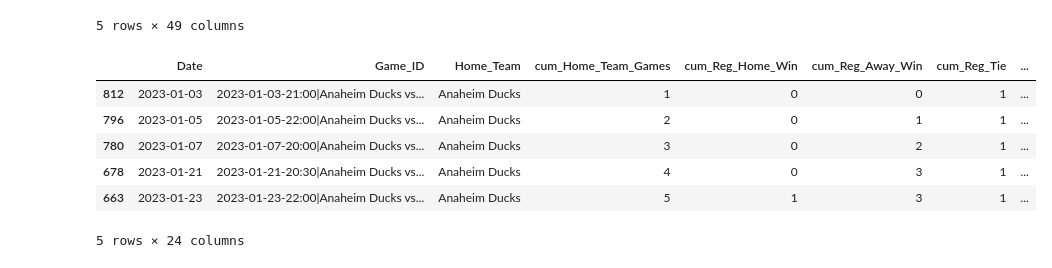
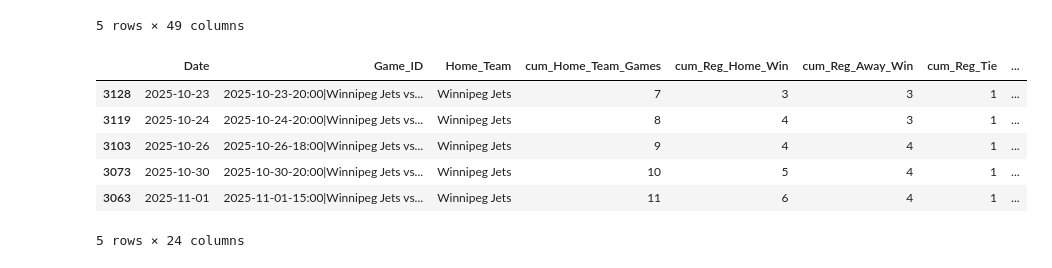
Before and after one commit to emmettd247/SportOnIce, a Jupyter notebook: master_data_join.ipynb, the cells around one changed output. Drawn from its saved outputs; the diff is of its cells as text; code cells hidden in the pictures.

```diff
--- a/master_data_join.ipynb
+++ b/master_data_join.ipynb
@@ -106,7 +106,8 @@ memory usage: 1.1+ MB
 # function that takes the df, sorts it by the target grain, then performs the groupby
 def grain_sort_cumsum_props(home_vs_away: str, df: pd.DataFrame) -> pd.DataFrame:
     # add home or away team to sort grain
-    sort_grain = [home_vs_away] + ['Date', 'Game_ID']
+    home_plus_year = [home_vs_away, 'Year']
+    sort_grain = home_plus_year + ['Date', 'Game_ID']
 
     # sort
     df = df.sort_values(by=sort_grain)
@@ -117,45 +118,50 @@ def grain_sort_cumsum_props(home_vs_away: str, df: pd.DataFrame) -> pd.DataFrame
                 'regular_time_score_home', 'regular_time_score_away']
 
     # add count of games for home or away
-    df[f'cum_{home_vs_away}_Games'] = df.groupby(home_vs_away).cumcount() + 1
+    df[f'cum_{home_vs_away}_Games'] = df.groupby(home_plus_year).cumcount() + 1
 
     # compute cumsum for each group
-    df[[f"cum_{col}" for col in cum_cols]] = df.groupby(home_vs_away)[cum_cols].cumsum()
+    df[[f"cum_{col}" for col in cum_cols]] = df.groupby(home_plus_year)[cum_cols].cumsum()
 
     # calc prop home reg win
     df['prop_Reg_Home_Win'] = df['cum_Reg_Home_Win'] / df[f'cum_{home_vs_away}_Games']
     df['prop_Reg_Away_Win'] = df['cum_Reg_Away_Win'] / df[f'cum_{home_vs_away}_Games']
     df['prop_Reg_Tie'] = df['cum_Reg_Tie'] / df[f'cum_{home_vs_away}_Games']
 
     # calc props for what % of goals scored in each period
     df['prop_P1_Home_Score'] = df['cum_P1_Home_Score'] / df['cum_regular_time_score_home']
     df['prop_P2_Home_Score'] = df['cum_P2_Home_Score'] / df['cum_regular_time_score_home']
     df['prop_P3_Home_Score'] = df['cum_P3_Home_Score'] / df['cum_regular_time_score_home']
 
     df['prop_P1_Away_Score'] = df['cum_P1_Away_Score'] / df['cum_regular_time_score_away']
     df['prop_P2_Away_Score'] = df['cum_P2_Away_Score'] / df['cum_regular_time_score_away']
     df['prop_P3_Away_Score'] = df['cum_P3_Away_Score'] / df['cum_regular_time_score_away']
 
+    # TODO - consider calc-ing these goal diffs at the period level
+
+    # calc props for goals scored / allowed
+    df['prop_reg_home_goal_diff'] = df['cum_regular_time_score_home'] / (df['cum_regular_time_score_home'] + df['cum_regular_time_score_away'])
+
     return df
 
 # test func
 test_all_home_games = grain_sort_cumsum_props('Home_Team', master_data)
 
 # isolate cumcols
 sel_cum_cols = [x for x in test_all_home_games.columns if x.startswith('cum_') or x.startswith('prop_')]
 
 # add date, gid, and home team to list
 peek_cols = ['Date', 'Game_ID', 'Home_Team'] + sel_cum_cols
 
 # inspect cum cols
-test_all_home_games[peek_cols].head(5)
+test_all_home_games[peek_cols].tail(5)
 # %% [output]
 |  | Date | Game_ID | Home_Team | cum_Home_Team_Games | cum_Reg_Home_Win | cum_Reg_Away_Win | cum_Reg_Tie | ... |
-| 812 | 2023-01-03 | 2023-01-03-21:00|Anaheim Ducks vs... | Anaheim Ducks | 1 | 0 | 0 | 1 | ... |
-| 796 | 2023-01-05 | 2023-01-05-22:00|Anaheim Ducks vs... | Anaheim Ducks | 2 | 0 | 1 | 1 | ... |
-| 780 | 2023-01-07 | 2023-01-07-20:00|Anaheim Ducks vs... | Anaheim Ducks | 3 | 0 | 2 | 1 | ... |
-| 678 | 2023-01-21 | 2023-01-21-20:30|Anaheim Ducks vs... | Anaheim Ducks | 4 | 0 | 3 | 1 | ... |
-| 663 | 2023-01-23 | 2023-01-23-22:00|Anaheim Ducks vs... | Anaheim Ducks | 5 | 1 | 3 | 1 | ... |
+| 3128 | 2025-10-23 | 2025-10-23-20:00|Winnipeg Jets vs... | Winnipeg Jets | 7 | 3 | 3 | 1 | ... |
+| 3119 | 2025-10-24 | 2025-10-24-20:00|Winnipeg Jets vs... | Winnipeg Jets | 8 | 4 | 3 | 1 | ... |
+| 3103 | 2025-10-26 | 2025-10-26-18:00|Winnipeg Jets vs... | Winnipeg Jets | 9 | 4 | 4 | 1 | ... |
+| 3073 | 2025-10-30 | 2025-10-30-20:00|Winnipeg Jets vs... | Winnipeg Jets | 10 | 5 | 4 | 1 | ... |
+| 3063 | 2025-11-01 | 2025-11-01-15:00|Winnipeg Jets vs... | Winnipeg Jets | 11 | 6 | 4 | 1 | ... |
 5 rows × 24 columns
 # %%
 # TODO - think about what features could be indicative/relevent for identifying matchups that would require some free hockey to settle things
```
Also changed, not shown: 2 other files.
